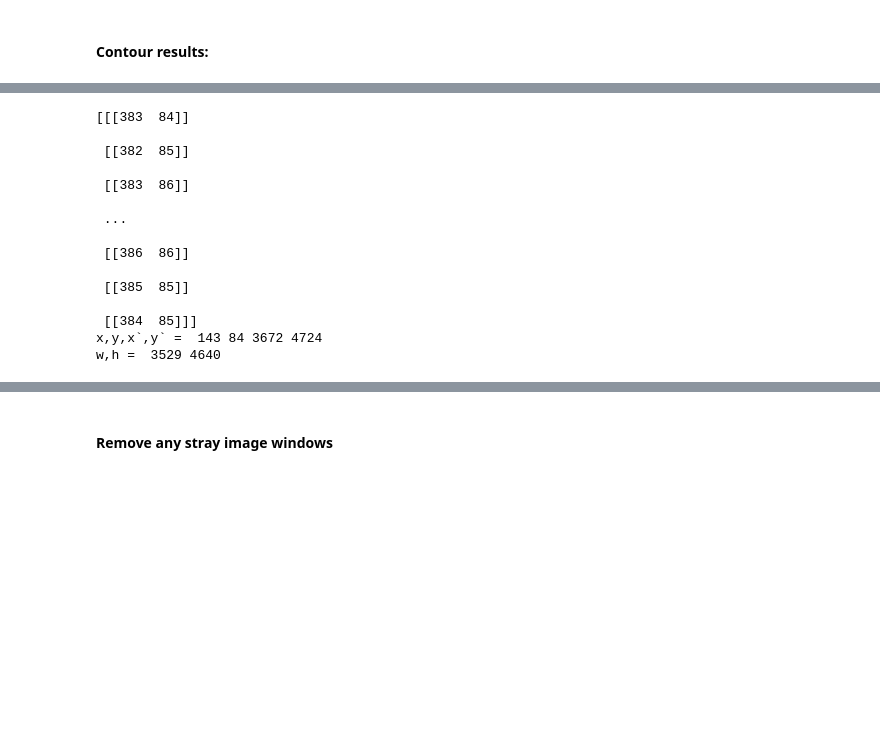
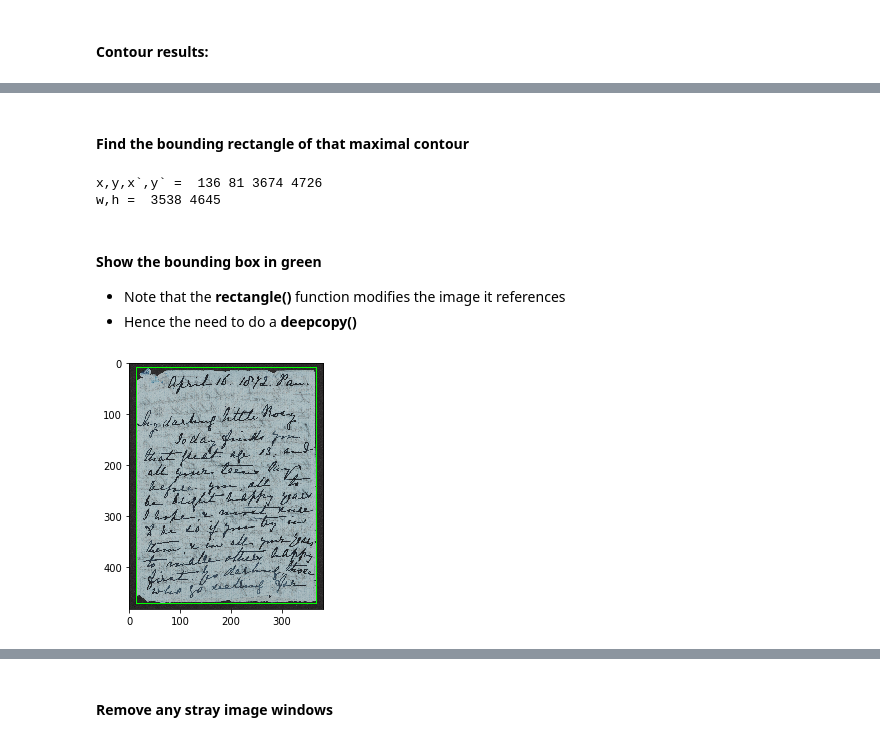
Before and after one commit to gbstringer/python-improc, a Jupyter notebook: remove_margins.ipynb, the cells around one changed output, grey strips where cells are left out. Drawn from its saved outputs; the diff is of its cells as text; code cells hidden in the pictures; blank space fills up the shorter version.

```diff
--- a/remove_margins.ipynb
+++ b/remove_margins.ipynb
@@ -97,22 +126,20 @@ new maximum: 15894224.0
+# %% [markdown]
+#### Find the bounding rectangle of that maximal contour
 # %%
-print(cont)
+x,y,w,h = cv.boundingRect(cont)
+
 print('x,y,x`,y` = ',x,y,x+w,y+h)
 print('w,h = ',w,h)
-
-#print(hierarchy)
 # %% [output]
-[[[383  84]]
-
- [[382  85]]
-
- [[383  86]]
-
- ...
-
- [[386  86]]
-
- [[385  85]]
-
- [[384  85]]]
-x,y,x`,y` =  143 84 3672 4724
-w,h =  3529 4640
+x,y,x`,y` =  136 81 3674 4726
+w,h =  3538 4645
+# %% [markdown]
+#### Show the bounding box in green
+* Note that the **rectangle()** function modifies the image it references
+* Hence the need to do a **deepcopy()**
+# %%
+boundbox = copy.deepcopy(img)
+cv.rectangle(boundbox,(x,y),(x+w,y+h),(0,255,0),20)
+showimage(boundbox)
+# %% [output]
+[figure, added]
```
Also changed, not shown: parts of 24 cells of this notebook.
